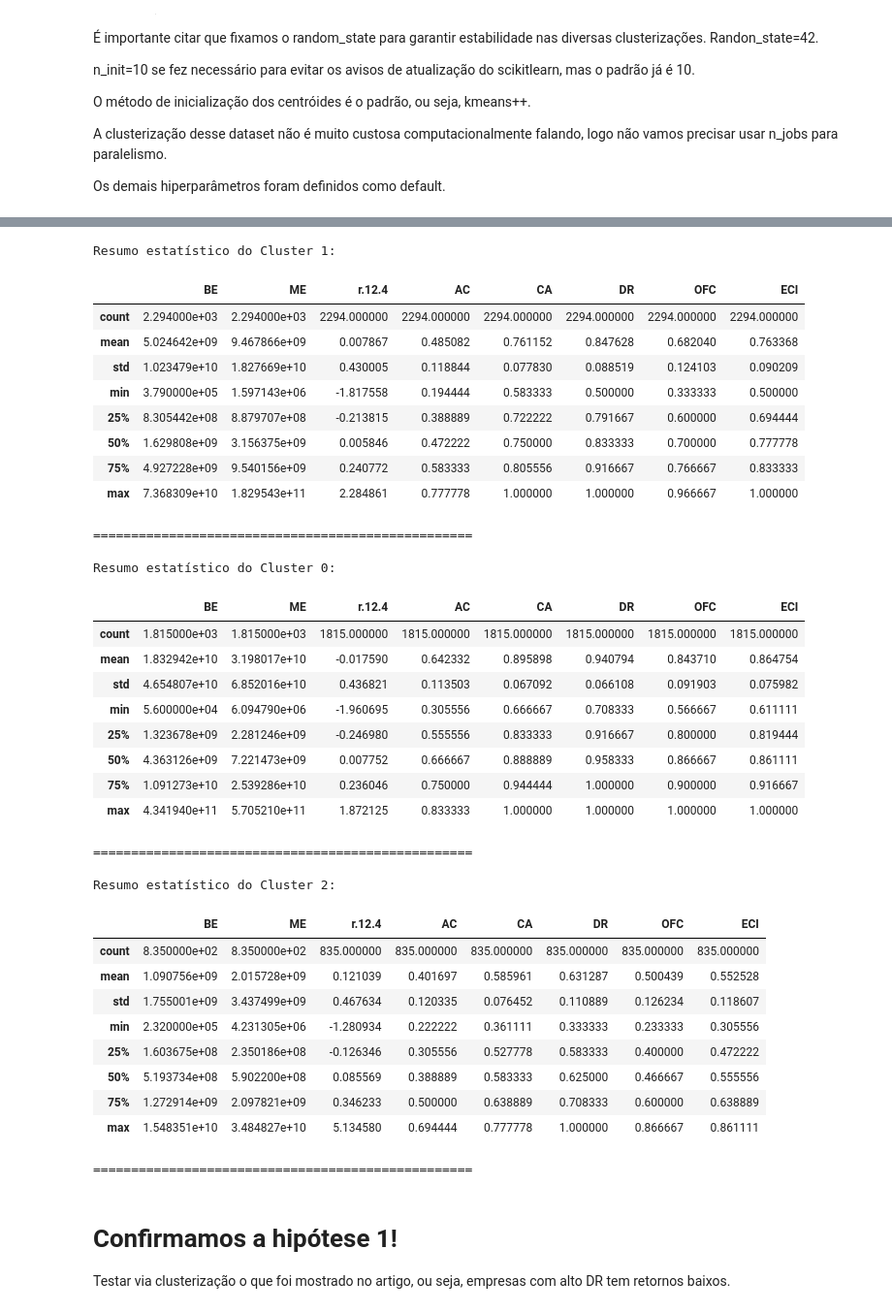
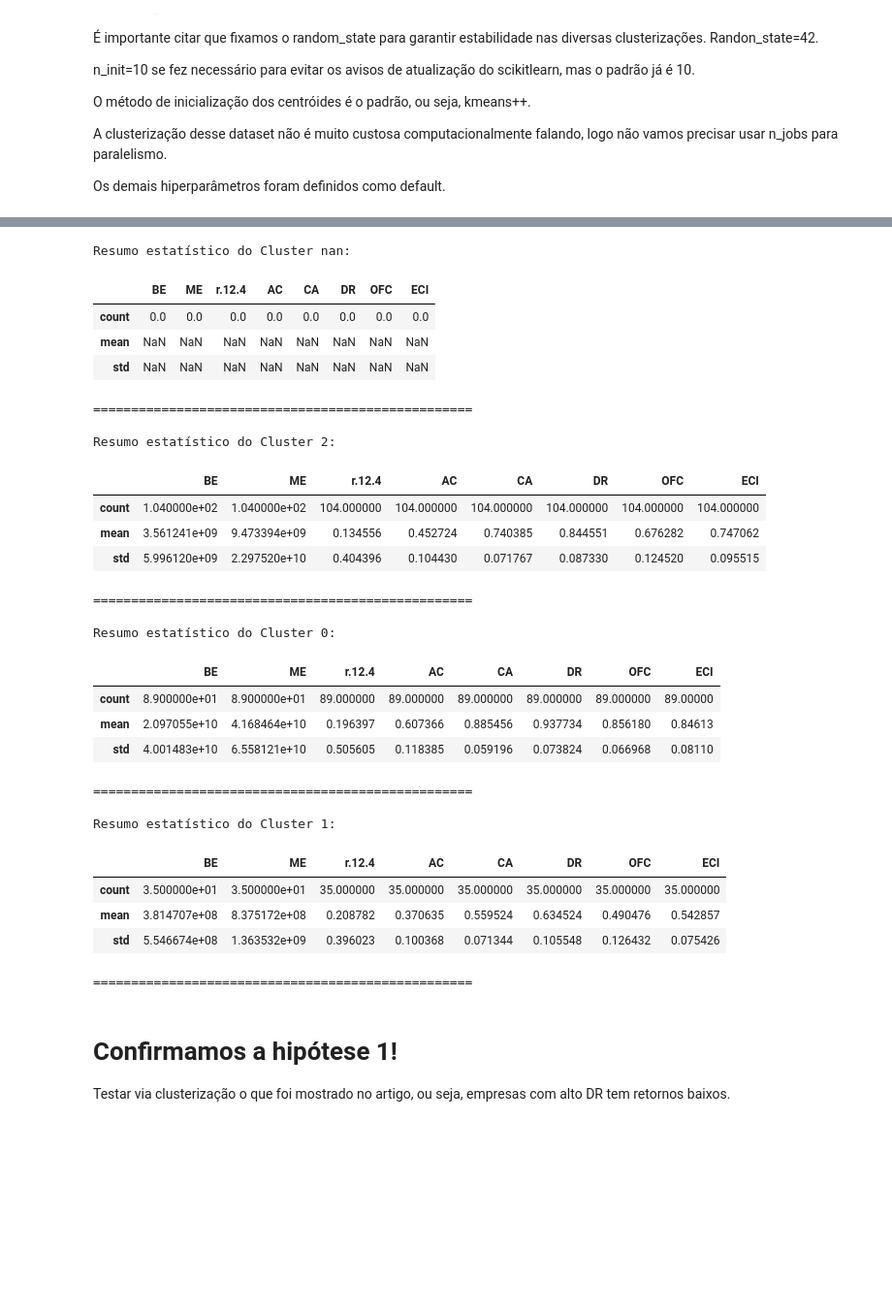
Before and after one commit to Yurovskyy/TPF, a Jupyter notebook: trabalhofinal.ipynb, the cells around one changed output, grey strips where cells are left out. Shown at 97% size. Cells and saved outputs as stored; diff of their text form; code cells hidden in the pictures; blank space fills up the shorter version.

```diff
--- a/trabalhofinal.ipynb
+++ b/trabalhofinal.ipynb
@@ -428,48 +490,40 @@ Para n_clusters = 10, o índice Calinski-Harabasz é: 1579.7070916848297
 # %%
 # @title Descrevendo estatisticamente os clusters para testar hipótese
 
-df_reduced = df_reduced.drop(columns=["PC1","PC2","Index","firm"])
+df_reduced = df_2021_reduced.drop(columns=["PC1","PC2","Index","firm"])
 for cluster in df_reduced["Cluster"].unique():
 
     print(f"Resumo estatístico do Cluster {cluster}:")
-    display(df_reduced[df_reduced["Cluster"] == cluster].describe())
+    display(df_reduced[df_reduced["Cluster"] == cluster].describe().drop(['min', '25%', '50%', '75%', 'max']))
     print("\n" + "="*50 + "\n")
 # %% [output]
-Resumo estatístico do Cluster 1:
+Resumo estatístico do Cluster nan:
 |  | BE | ME | r.12.4 | AC | CA | DR | OFC | ECI |
-| count | 2.294000e+03 | 2.294000e+03 | 2294.000000 | 2294.000000 | 2294.000000 | 2294.000000 | 2294.000000 | 2294.000000 |
-| mean | 5.024642e+09 | 9.467866e+09 | 0.007867 | 0.485082 | 0.761152 | 0.847628 | 0.682040 | 0.763368 |
-| std | 1.023479e+10 | 1.827669e+10 | 0.430005 | 0.118844 | 0.077830 | 0.088519 | 0.124103 | 0.090209 |
-| min | 3.790000e+05 | 1.597143e+06 | -1.817558 | 0.194444 | 0.583333 | 0.500000 | 0.333333 | 0.500000 |
-| 25% | 8.305442e+08 | 8.879707e+08 | -0.213815 | 0.388889 | 0.722222 | 0.791667 | 0.600000 | 0.694444 |
-| 50% | 1.629808e+09 | 3.156375e+09 | 0.005846 | 0.472222 | 0.750000 | 0.833333 | 0.700000 | 0.777778 |
-| 75% | 4.927228e+09 | 9.540156e+09 | 0.240772 | 0.583333 | 0.805556 | 0.916667 | 0.766667 | 0.833333 |
-| max | 7.368309e+10 | 1.829543e+11 | 2.284861 | 0.777778 | 1.000000 | 1.000000 | 0.966667 | 1.000000 |
+| count | 0.0 | 0.0 | 0.0 | 0.0 | 0.0 | 0.0 | 0.0 | 0.0 |
+| mean | NaN | NaN | NaN | NaN | NaN | NaN | NaN | NaN |
+| std | NaN | NaN | NaN | NaN | NaN | NaN | NaN | NaN |
 ==================================================
 
-Resumo estatístico do Cluster 0:
+Resumo estatístico do Cluster 2:
 |  | BE | ME | r.12.4 | AC | CA | DR | OFC | ECI |
-| count | 1.815000e+03 | 1.815000e+03 | 1815.000000 | 1815.000000 | 1815.000000 | 1815.000000 | 1815.000000 | 1815.000000 |
-| mean | 1.832942e+10 | 3.198017e+10 | -0.017590 | 0.642332 | 0.895898 | 0.940794 | 0.843710 | 0.864754 |
-| std | 4.654807e+10 | 6.852016e+10 | 0.436821 | 0.113503 | 0.067092 | 0.066108 | 0.091903 | 0.075982 |
-| min | 5.600000e+04 | 6.094790e+06 | -1.960695 | 0.305556 | 0.666667 | 0.708333 | 0.566667 | 0.611111 |
-| 25% | 1.323678e+09 | 2.281246e+09 | -0.246980 | 0.555556 | 0.833333 | 0.916667 | 0.800000 | 0.819444 |
-| 50% | 4.363126e+09 | 7.221473e+09 | 0.007752 | 0.666667 | 0.888889 | 0.958333 | 0.866667 | 0.861111 |
-| 75% | 1.091273e+10 | 2.539286e+10 | 0.236046 | 0.750000 | 0.944444 | 1.000000 | 0.900000 | 0.916667 |
-| max | 4.341940e+11 | 5.705210e+11 | 1.872125 | 0.833333 | 1.000000 | 1.000000 | 1.000000 | 1.000000 |
+| count | 1.040000e+02 | 1.040000e+02 | 104.000000 | 104.000000 | 104.000000 | 104.000000 | 104.000000 | 104.000000 |
+| mean | 3.561241e+09 | 9.473394e+09 | 0.134556 | 0.452724 | 0.740385 | 0.844551 | 0.676282 | 0.747062 |
+| std | 5.996120e+09 | 2.297520e+10 | 0.404396 | 0.104430 | 0.071767 | 0.087330 | 0.124520 | 0.095515 |
 ==================================================
 
-Resumo estatístico do Cluster 2:
+Resumo estatístico do Cluster 0:
 |  | BE | ME | r.12.4 | AC | CA | DR | OFC | ECI |
-| count | 8.350000e+02 | 8.350000e+02 | 835.000000 | 835.000000 | 835.000000 | 835.000000 | 835.000000 | 835.000000 |
-| mean | 1.090756e+09 | 2.015728e+09 | 0.121039 | 0.401697 | 0.585961 | 0.631287 | 0.500439 | 0.552528 |
-| std | 1.755001e+09 | 3.437499e+09 | 0.467634 | 0.120335 | 0.076452 | 0.110889 | 0.126234 | 0.118607 |
-| min | 2.320000e+05 | 4.231305e+06 | -1.280934 | 0.222222 | 0.361111 | 0.333333 | 0.233333 | 0.305556 |
-| 25% | 1.603675e+08 | 2.350186e+08 | -0.126346 | 0.305556 | 0.527778 | 0.583333 | 0.400000 | 0.472222 |
-| 50% | 5.193734e+08 | 5.902200e+08 | 0.085569 | 0.388889 | 0.583333 | 0.625000 | 0.466667 | 0.555556 |
-| 75% | 1.272914e+09 | 2.097821e+09 | 0.346233 | 0.500000 | 0.638889 | 0.708333 | 0.600000 | 0.638889 |
-| max | 1.548351e+10 | 3.484827e+10 | 5.134580 | 0.694444 | 0.777778 | 1.000000 | 0.866667 | 0.861111 |
+| count | 8.900000e+01 | 8.900000e+01 | 89.000000 | 89.000000 | 89.000000 | 89.000000 | 89.000000 | 89.00000 |
+| mean | 2.097055e+10 | 4.168464e+10 | 0.196397 | 0.607366 | 0.885456 | 0.937734 | 0.856180 | 0.84613 |
+| std | 4.001483e+10 | 6.558121e+10 | 0.505605 | 0.118385 | 0.059196 | 0.073824 | 0.066968 | 0.08110 |
 ==================================================
+
+Resumo estatístico do Cluster 1:
+|  | BE | ME | r.12.4 | AC | CA | DR | OFC | ECI |
+| count | 3.500000e+01 | 3.500000e+01 | 35.000000 | 35.000000 | 35.000000 | 35.000000 | 35.000000 | 35.000000 |
+| mean | 3.814707e+08 | 8.375172e+08 | 0.208782 | 0.370635 | 0.559524 | 0.634524 | 0.490476 | 0.542857 |
+| std | 5.546674e+08 | 1.363532e+09 | 0.396023 | 0.100368 | 0.071344 | 0.105548 | 0.126432 | 0.075426 |
+==================================================
 # %% [markdown]
 # Confirmamos a hipótese 1!
  Testar via clusterização o que foi mostrado no artigo, ou seja, empresas com alto DR tem retornos baixos.
```
Also changed, not shown: parts of 4 cells of this notebook.
